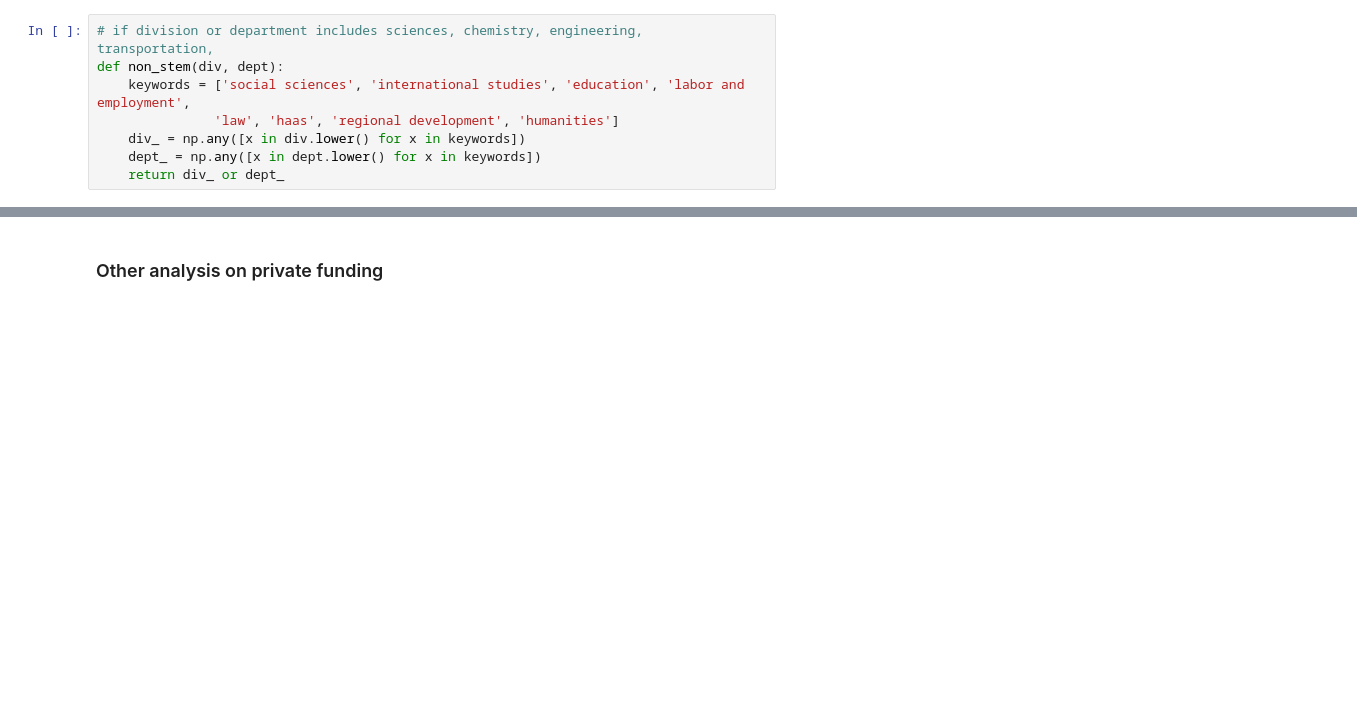
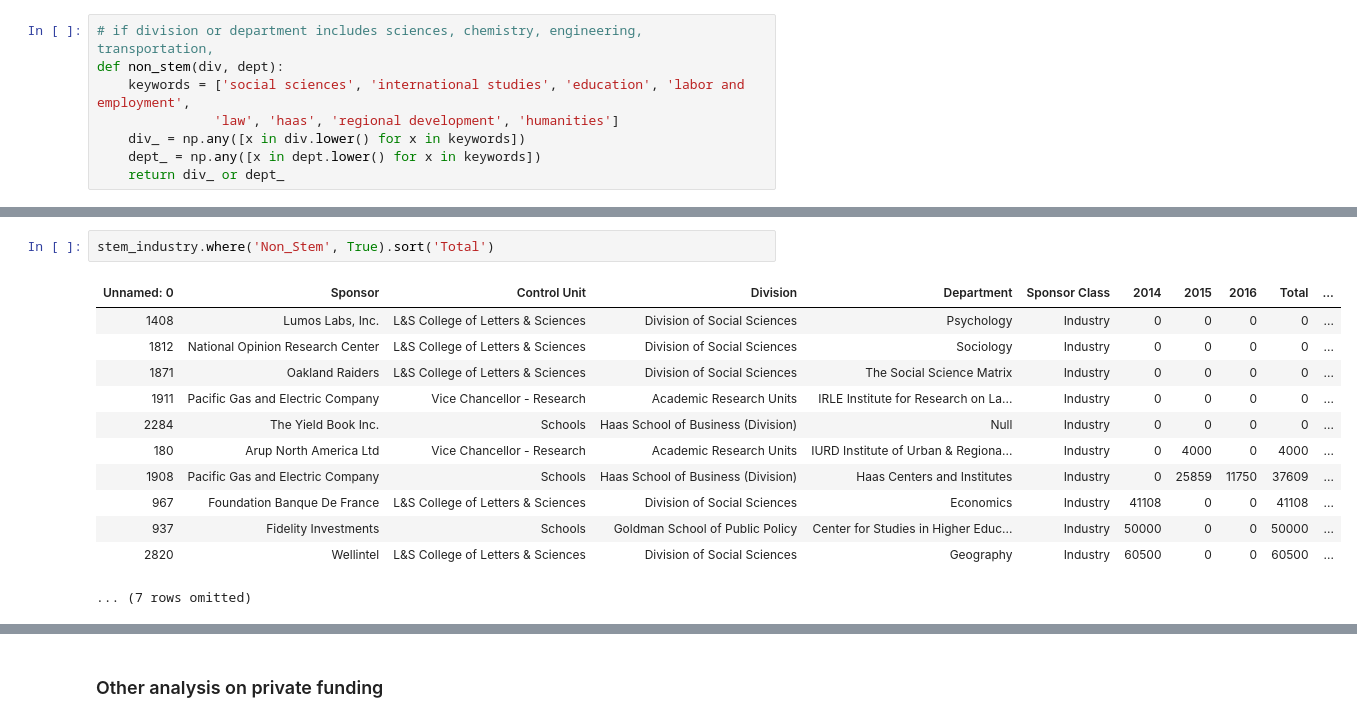
Before and after one commit to dailycal-projects/private-research, a Jupyter notebook: notebooks/Research Funding Data Wrangling.ipynb, the cells around one changed output, grey strips where cells are left out. Drawn from its saved outputs; the diff is of its cells as text; blank space fills up the shorter version.

```diff
--- a/notebooks/Research Funding Data Wrangling.ipynb
+++ b/notebooks/Research Funding Data Wrangling.ipynb
@@ -324,3 +332,18 @@ stem_industry.where('Non_Stem', True).num_rows
+# %%
+stem_industry.where('Non_Stem', True).sort('Total')
+# %% [output]
+| Unnamed: 0 | Sponsor | ﻿Control Unit | Division | Department | Sponsor Class | 2014 | 2015 | 2016 | Total | ... |
+| 1408 | Lumos Labs, Inc. | L&S College of Letters & Sciences | Division of Social Sciences | Psychology | Industry | 0 | 0 | 0 | 0 | ... |
+| 1812 | National Opinion Research Center | L&S College of Letters & Sciences | Division of Social Sciences | Sociology | Industry | 0 | 0 | 0 | 0 | ... |
+| 1871 | Oakland Raiders | L&S College of Letters & Sciences | Division of Social Sciences | The Social Science Matrix | Industry | 0 | 0 | 0 | 0 | ... |
+| 1911 | Pacific Gas and Electric Company | Vice Chancellor - Research | Academic Research Units | IRLE Institute for Research on La... | Industry | 0 | 0 | 0 | 0 | ... |
+| 2284 | The Yield Book Inc. | Schools | Haas School of Business (Division) | Null | Industry | 0 | 0 | 0 | 0 | ... |
+| 180 | Arup North America Ltd | Vice Chancellor - Research | Academic Research Units | IURD Institute of Urban & Regiona... | Industry | 0 | 4000 | 0 | 4000 | ... |
+| 1908 | Pacific Gas and Electric Company | Schools | Haas School of Business (Division) | Haas Centers and Institutes | Industry | 0 | 25859 | 11750 | 37609 | ... |
+| 967 | Foundation Banque De France | L&S College of Letters & Sciences | Division of Social Sciences | Economics | Industry | 41108 | 0 | 0 | 41108 | ... |
+| 937 | Fidelity Investments | Schools | Goldman School of Public Policy | Center for Studies in Higher Educ... | Industry | 50000 | 0 | 0 | 50000 | ... |
+| 2820 | Wellintel | L&S College of Letters & Sciences | Division of Social Sciences | Geography | Industry | 60500 | 0 | 0 | 60500 | ... |
+... (7 rows omitted)
 # %%
 non = sum(stem_industry.where('Non_Stem', True).column('Total'))
 stem = sum(stem_industry.where('Non_Stem', False).column('Total'))
```
Also changed, not shown: parts of 7 cells of this notebook, 3 other files.
